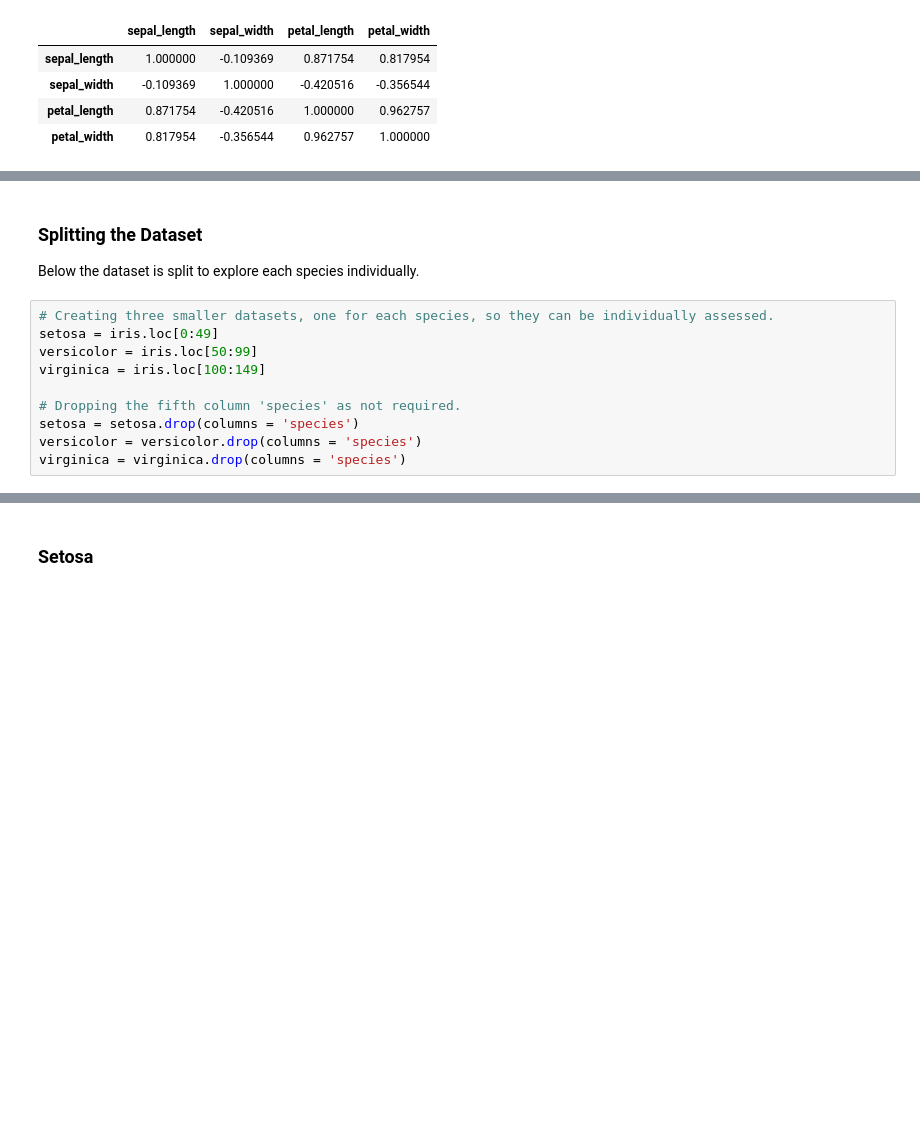
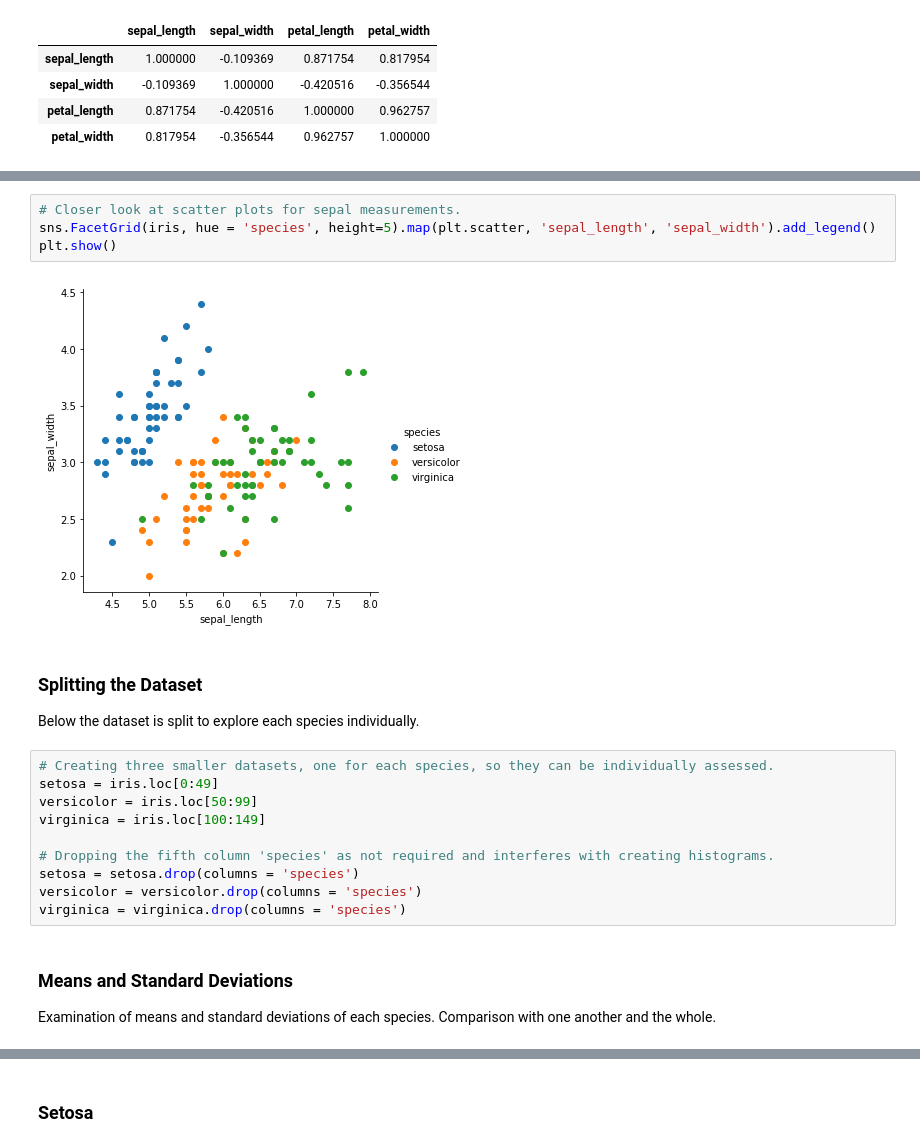
Before and after one commit to jennifer-ryan/iris-data-set-project, a Jupyter notebook: Iris Dataset Exploratory Data Analysis.ipynb, the cells around one changed output, grey strips where cells are left out. Saved outputs shown, nothing was run; the diff lists cells and outputs as text; blank space fills up the shorter version.

```diff
--- a/Iris Dataset Exploratory Data Analysis.ipynb
+++ b/Iris Dataset Exploratory Data Analysis.ipynb
@@ -109,3 +119,9 @@ plt.show()
+# %%
+# Closer look at scatter plots for sepal measurements.
+sns.FacetGrid(iris, hue = 'species', height=5).map(plt.scatter, 'sepal_length', 'sepal_width').add_legend()
+plt.show()
+# %% [output]
+[figure, added]
 # %% [markdown]
 ### Splitting the Dataset
 Below the dataset is split to explore each species individually.
@@ -115,9 +131,12 @@ setosa = iris.loc[0:49]
 versicolor = iris.loc[50:99]
 virginica = iris.loc[100:149]
 
-# Dropping the fifth column 'species' as not required.
+# Dropping the fifth column 'species' as not required and interferes with creating histograms.
 setosa = setosa.drop(columns = 'species')
 versicolor = versicolor.drop(columns = 'species')
 virginica = virginica.drop(columns = 'species')
+# %% [markdown]
+### Means and Standard Deviations
+Examination of means and standard deviations of each species. Comparison with one another and the whole.
 # %%
 # Mean values of each individual iris species and dataset as a whole.
```
Also changed, not shown: parts of 29 cells of this notebook.
